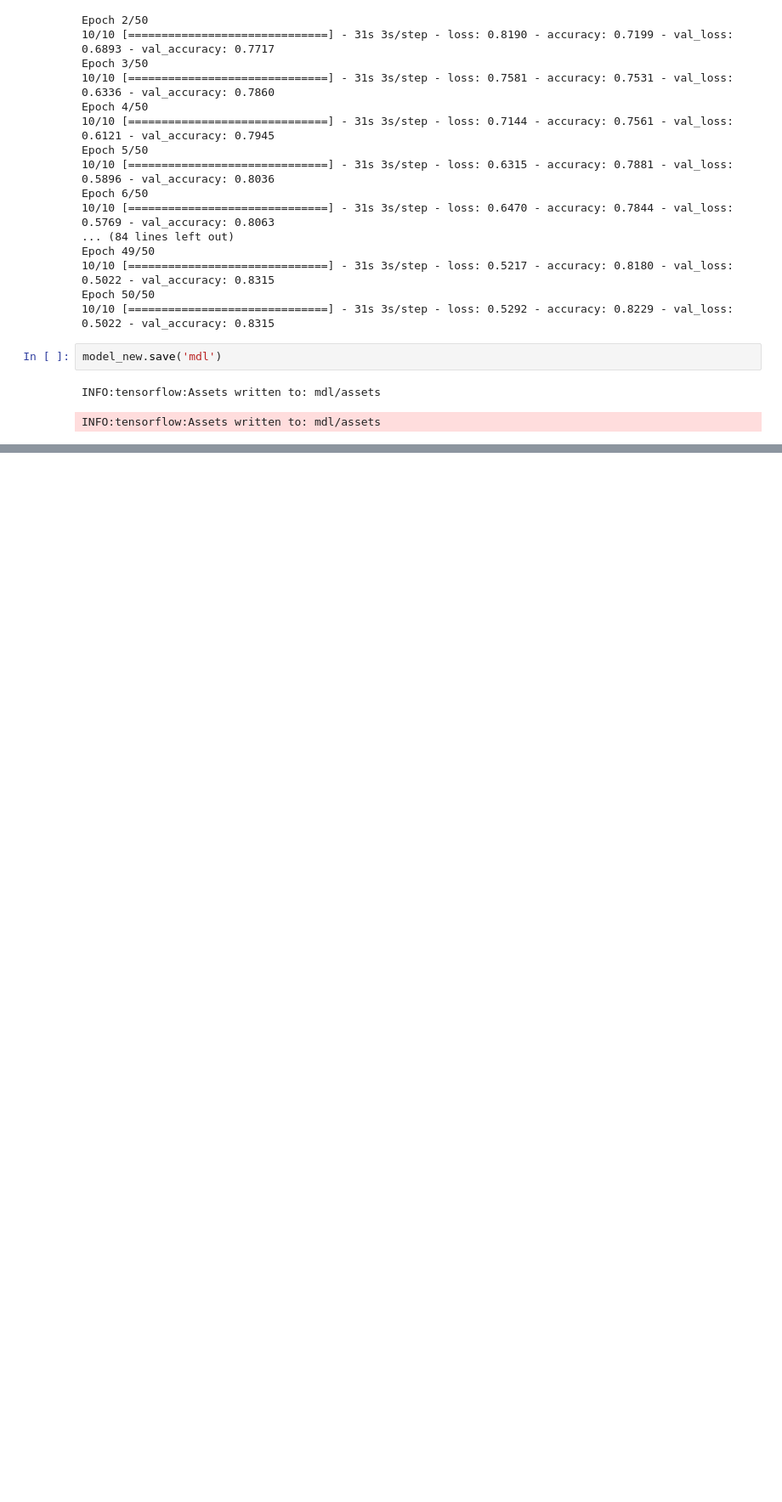
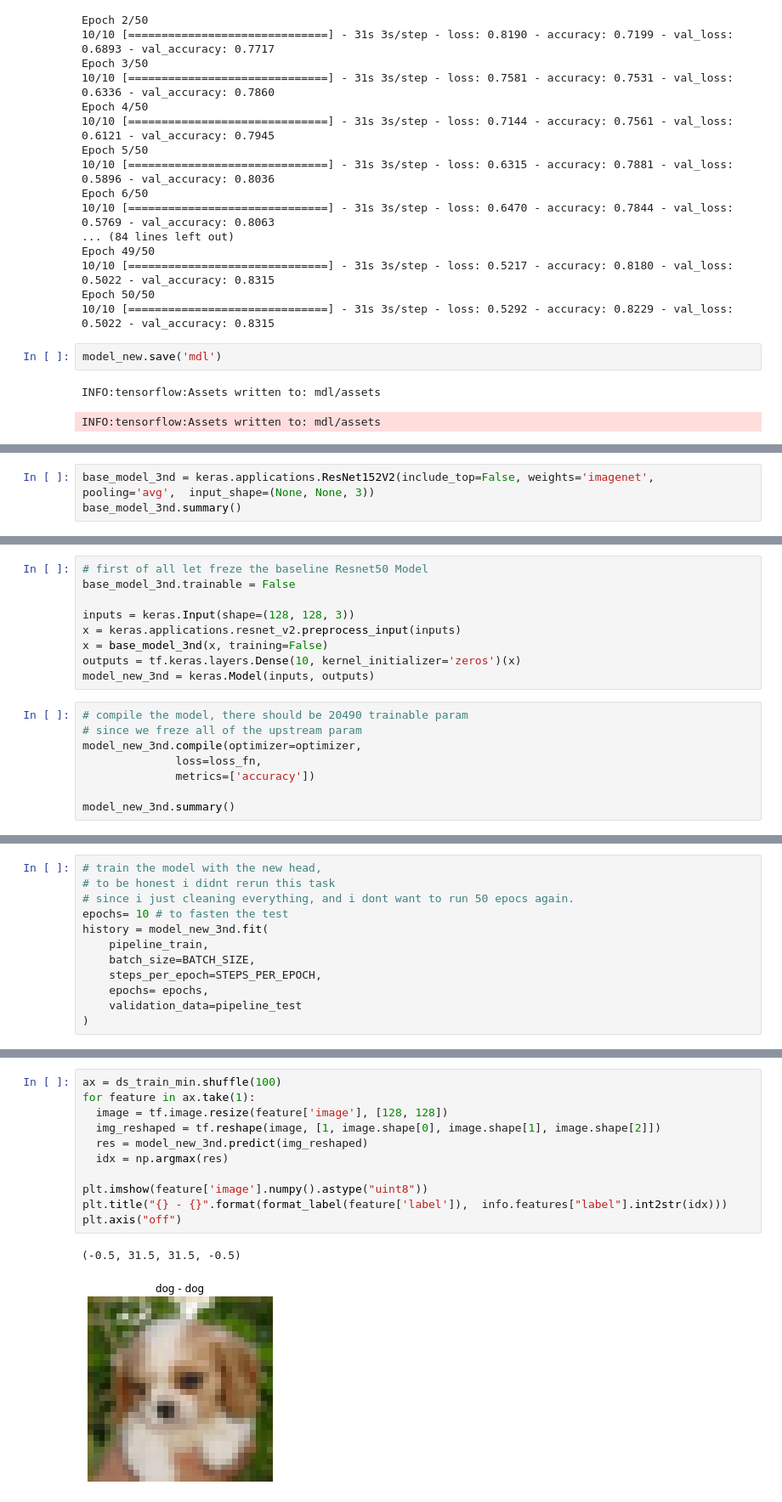
Before and after one commit to BagusYusuf/BiT_Test, a Jupyter notebook: BiTTest.ipynb, the cells around one changed output, grey strips where cells are left out. Shown at 85% size. Drawn from its saved outputs; the diff is of its cells as text; blank space fills up the shorter version.

Commit message:
with predict sample

```diff
--- a/BiTTest.ipynb
+++ b/BiTTest.ipynb
@@ -239,0 +253,3 @@ INFO:tensorflow:Assets written to: mdl/assets
+# %%
+base_model_3nd = keras.applications.ResNet152V2(include_top=False, weights='imagenet', pooling='avg',  input_shape=(None, None, 3))
+base_model_3nd.summary()
@@ -239,0 +274,17 @@ INFO:tensorflow:Assets written to: mdl/assets
+# %%
+# first of all let freze the baseline Resnet50 Model
+base_model_3nd.trainable = False
+
+inputs = keras.Input(shape=(128, 128, 3))
+x = keras.applications.resnet_v2.preprocess_input(inputs)
+x = base_model_3nd(x, training=False)
+outputs = tf.keras.layers.Dense(10, kernel_initializer='zeros')(x)
+model_new_3nd = keras.Model(inputs, outputs)
+# %%
+# compile the model, there should be 20490 trainable param
+# since we freze all of the upstream param
+model_new_3nd.compile(optimizer=optimizer,
+              loss=loss_fn,
+              metrics=['accuracy'])
+
+model_new_3nd.summary()
@@ -239,0 +310,12 @@ INFO:tensorflow:Assets written to: mdl/assets
+# %%
+# train the model with the new head,
+# to be honest i didnt rerun this task
+# since i just cleaning everything, and i dont want to run 50 epocs again.
+epochs= 10 # to fasten the test
+history = model_new_3nd.fit(
+    pipeline_train,
+    batch_size=BATCH_SIZE,
+    steps_per_epoch=STEPS_PER_EPOCH,
+    epochs= epochs,
+    validation_data=pipeline_test
+)
@@ -239,0 +343,14 @@ INFO:tensorflow:Assets written to: mdl/assets
+# %%
+ax = ds_train_min.shuffle(100)
+for feature in ax.take(1):
+  image = tf.image.resize(feature['image'], [128, 128])
+  img_reshaped = tf.reshape(image, [1, image.shape[0], image.shape[1], image.shape[2]])
+  res = model_new_3nd.predict(img_reshaped)
+  idx = np.argmax(res)
+
+plt.imshow(feature['image'].numpy().astype("uint8"))
+plt.title("{} - {}".format(format_label(feature['label']),  info.features["label"].int2str(idx)))
+plt.axis("off")
+# %% [output]
+(-0.5, 31.5, 31.5, -0.5)
+[figure, added]
```
Also changed, not shown: parts of 9 cells of this notebook.
